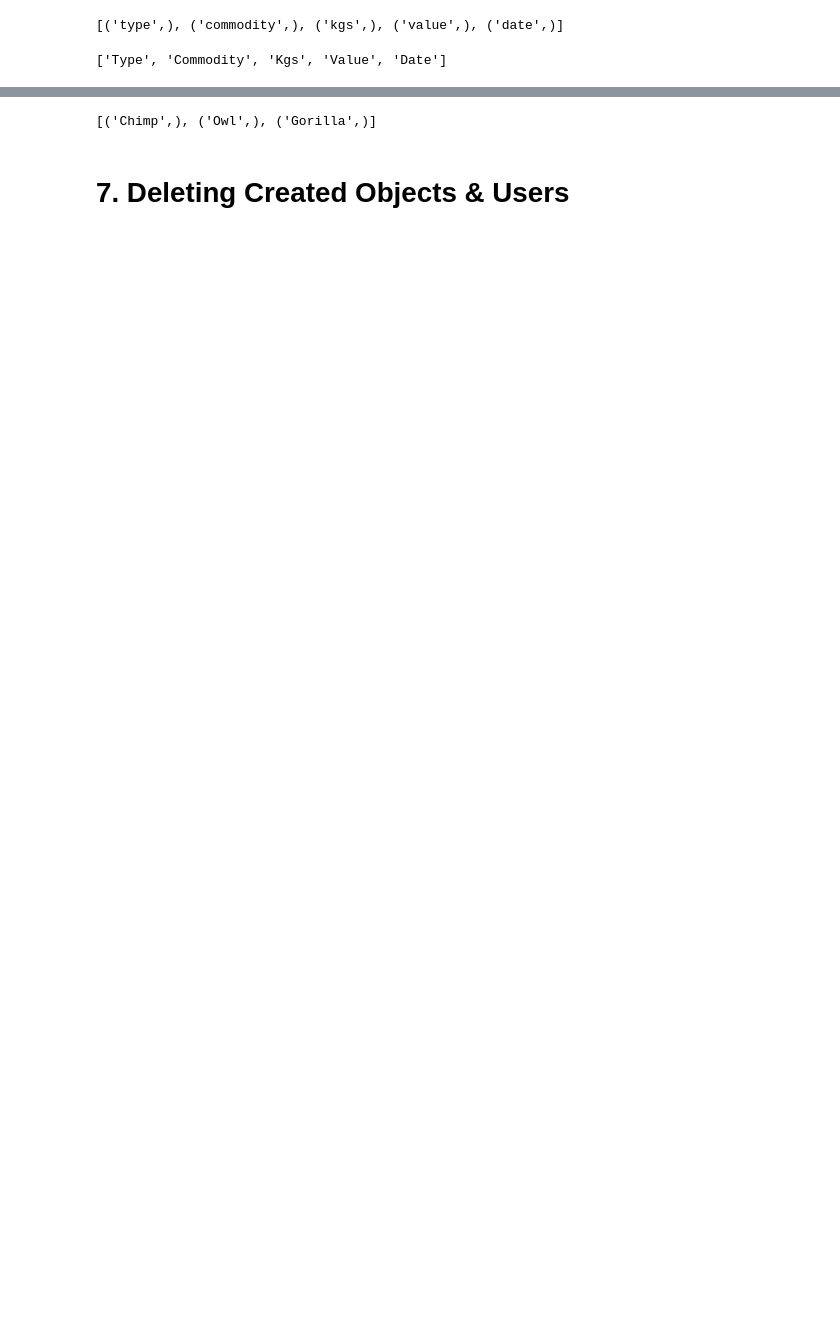
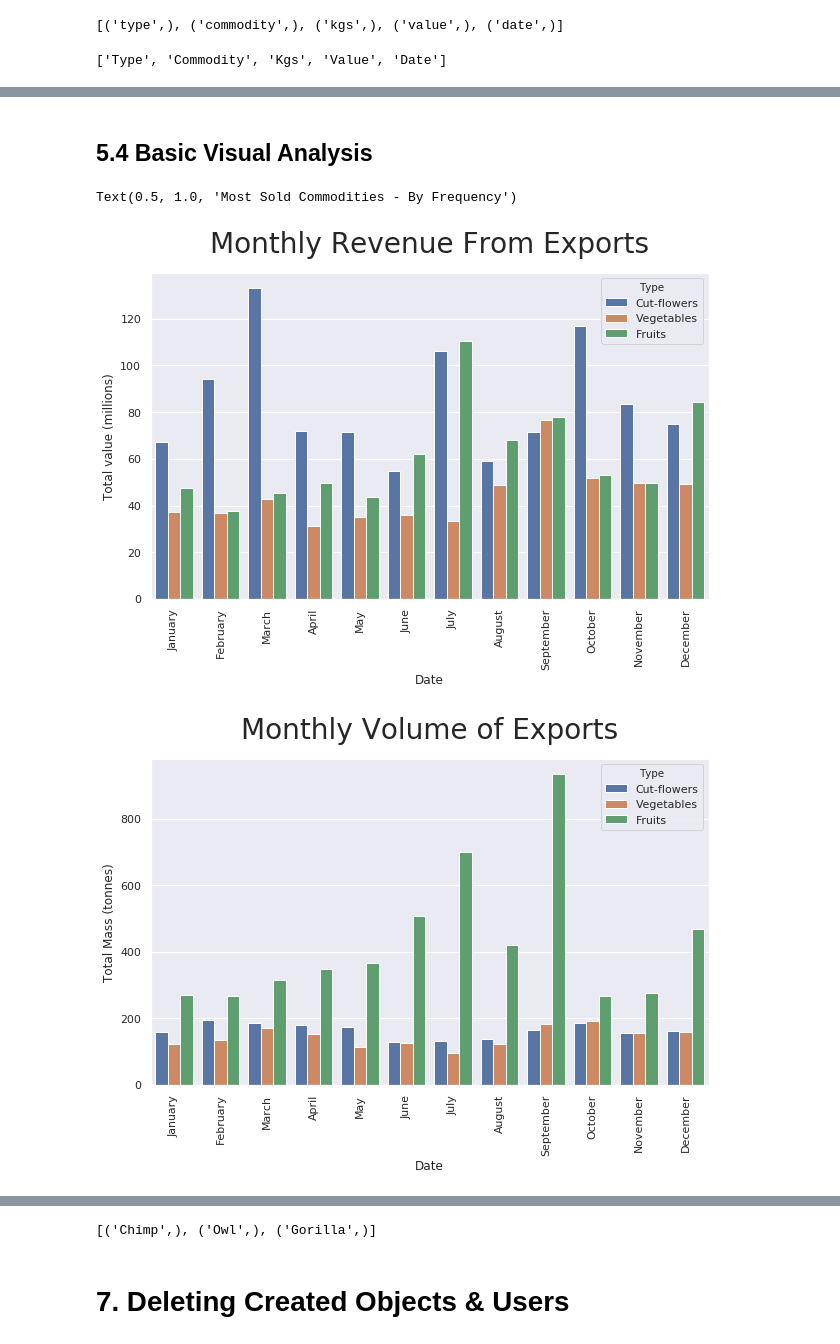
Before and after one commit to Tim-Abwao/psycopg2-basics, a Jupyter notebook: PostgreSQL Basics with Psycopg2.ipynb, the cells around one changed output, grey strips where cells are left out. Saved outputs shown, nothing was run; the diff lists cells and outputs as text; code cells hidden in the pictures; blank space fills up the shorter version.

```diff
--- a/PostgreSQL Basics with Psycopg2.ipynb
+++ b/PostgreSQL Basics with Psycopg2.ipynb
@@ -1,6 +1,9 @@
 # %%
 import pandas as pd
 import psycopg2 as ps
+import seaborn as sns
+import matplotlib.pyplot as plt
+sns.set()
 # %% [markdown]
 # 1. Creating a PostgreSQL User/Role
 
@@ -194,0 +262,4 @@ df2.head()
+# %%
+cur.execute('SELECT * FROM exports;')
+df2=pd.DataFrame(cur.fetchall(), columns=cols)
+df2.info()
@@ -222,0 +305,43 @@ memory usage: 70.4+ KB
+# %% [markdown]
+## 5.4 Basic Visual Analysis
+# %%
+#Monthly Revenue From Exports
+plt.figure(figsize=(10,6))
+import calendar
+sns.barplot(x=df2.Date.dt.month_name(), y=df2.Value/(10**6), hue=df2.Type, ci=None, order=[calendar.month_name[x] for x in range(1,13) ])
+plt.xticks(rotation=90)
+plt.ylabel('Total value (millions)')
+plt.title('Monthly Revenue From Exports',fontsize=28,fontweight=550, pad=20)
+
+#Monthly Volume of Exports
+plt.figure(figsize=(10,6))
+sns.barplot(x=df2.Date.dt.month_name(), y=df2.Kgs/(1000),hue=df2.Type, ci=None, order=[calendar.month_name[x] for x in range(1,13) ])
+plt.xticks(rotation=90)
+plt.ylabel('Total Mass (tonnes)')
+plt.title('Monthly Volume of Exports',fontsize=28,fontweight=550, pad=20)
+
+#Most Sold Commodities - By Value
+totals=df2[['Commodity','Value','Kgs']].groupby('Commodity').agg('sum')
+plt.figure(figsize=(10,6))
+(totals.Value.sort_values(ascending=False).nlargest(20)/(10**6)).plot(kind='bar')
+plt.xticks(rotation=90)
+plt.ylabel('Total revenue (millions)')
+plt.title('Most Sold Commodities - By Value',fontsize=28,fontweight=550, pad=20)
+
+
+#Most Sold Commodities - By Mass
+plt.figure(figsize=(10,6))
+(totals.Kgs.sort_values(ascending=False).nlargest(20)/(1000)).plot(kind='bar')
+plt.xticks(rotation=90)
+plt.ylabel('Total mass (tonnes)')
+plt.title('Most Sold Commodities - By Mass',fontsize=28,fontweight=550, pad=20)
+
+#Most Sold Commodities - By Frequency
+plt.figure(figsize=(10,6))
+df2.Commodity.value_counts().nlargest(40).plot(kind='bar')
+plt.xticks(rotation=90)
+plt.title('Most Sold Commodities - By Frequency',fontsize=28,fontweight=550, pad=20)
+# %% [output]
+Text(0.5, 1.0, 'Most Sold Commodities - By Frequency')
+[figure, added]
+[figure, added]
```
Also changed, not shown: parts of 16 cells of this notebook, 1 other file.
